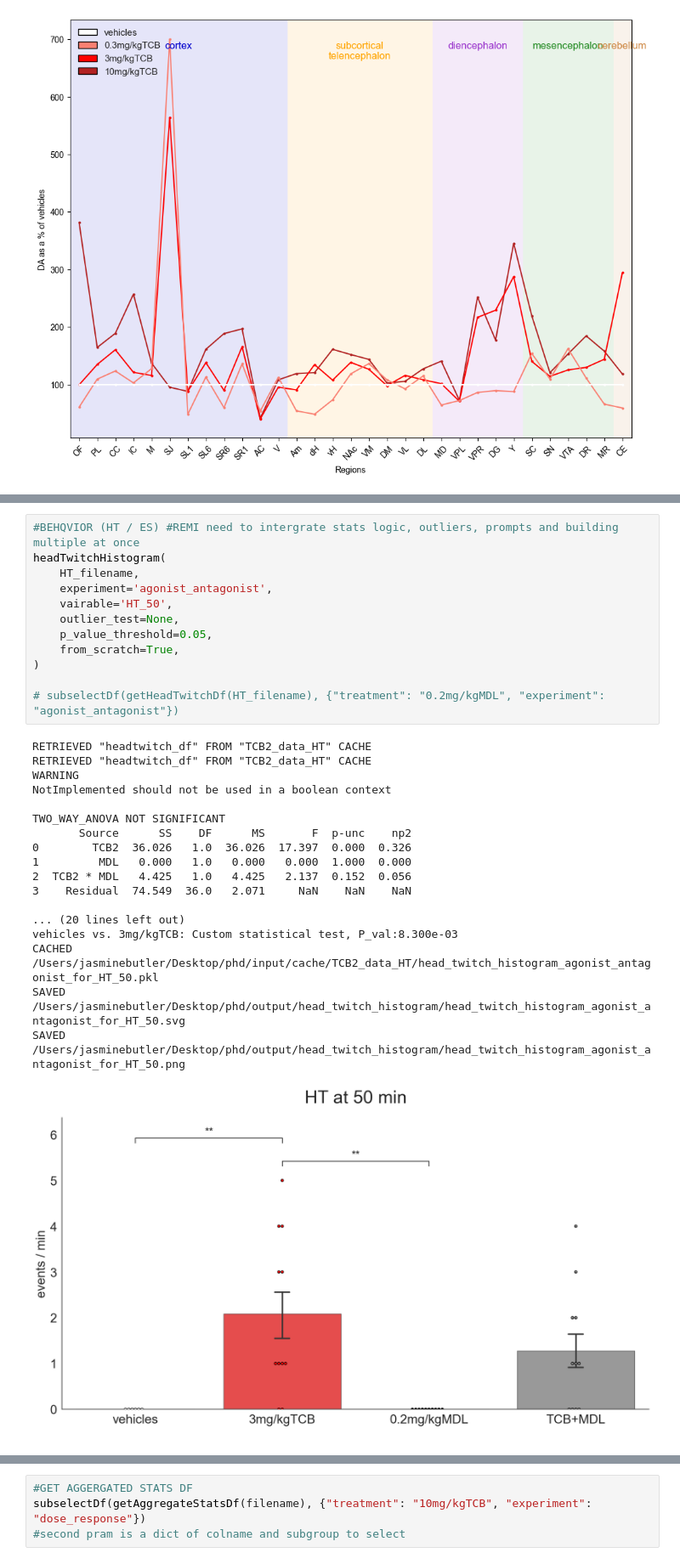
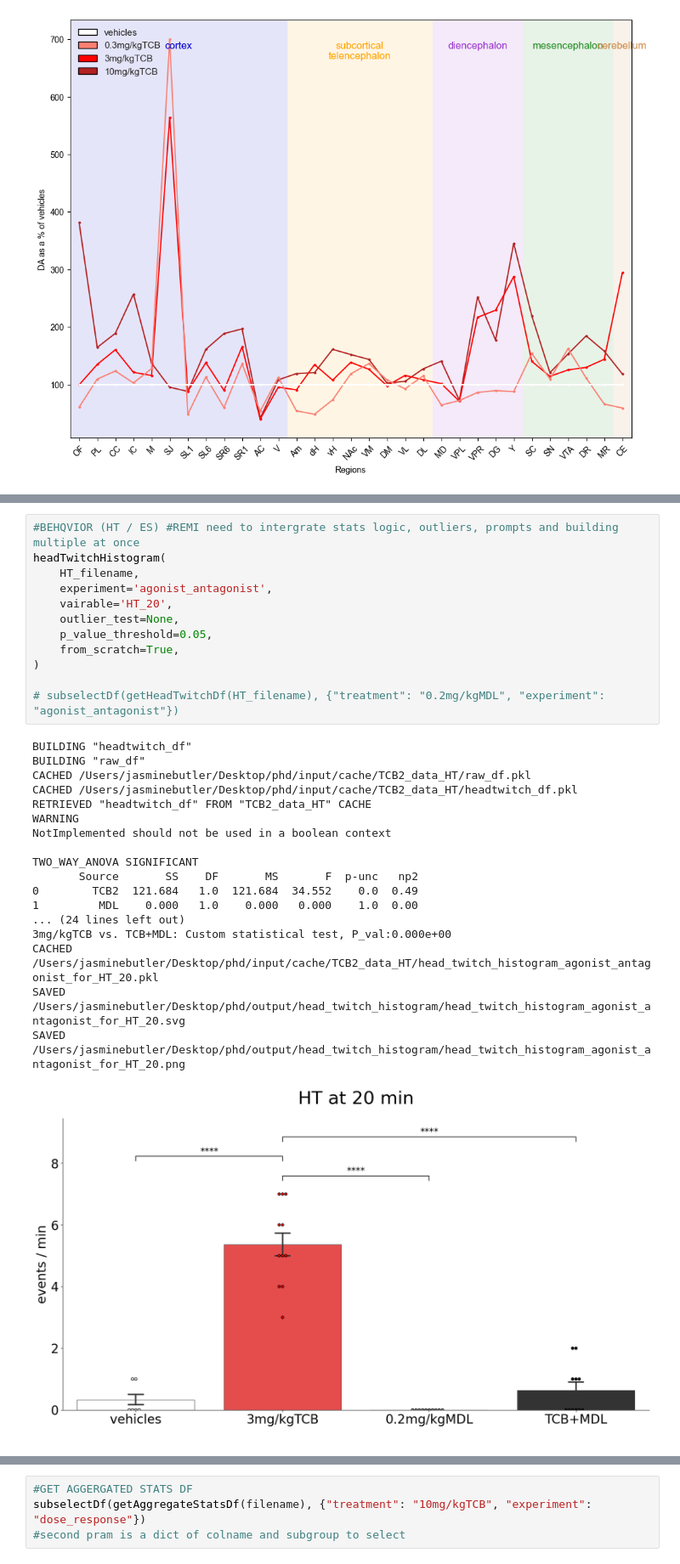
Before and after one commit to remicorne/phd, a Jupyter notebook: RUN.ipynb, the cells around one changed output, grey strips where cells are left out. Shown: that part at 85% size. Cells and saved outputs as stored; diff of their text form.

```diff
--- a/RUN.ipynb
+++ b/RUN.ipynb
@@ -207,34 +221,34 @@ SystemExit:
 # %%
 #BEHQVIOR (HT / ES) #REMI need to intergrate stats logic, outliers, prompts and building multiple at once
 headTwitchHistogram(
     HT_filename,
     experiment='agonist_antagonist',
-    vairable='HT_50',
+    vairable='HT_20',
     outlier_test=None,
     p_value_threshold=0.05,
     from_scratch=True,
 )
 
 # subselectDf(getHeadTwitchDf(HT_filename), {"treatment": "0.2mg/kgMDL", "experiment": "agonist_antagonist"})
 # %% [output]
-RETRIEVED "headtwitch_df" FROM "TCB2_data_HT" CACHE
+BUILDING "headtwitch_df"
+BUILDING "raw_df"
+CACHED /Users/jasminebutler/Desktop/phd/input/cache/TCB2_data_HT/raw_df.pkl
+CACHED /Users/jasminebutler/Desktop/phd/input/cache/TCB2_data_HT/headtwitch_df.pkl
 RETRIEVED "headtwitch_df" FROM "TCB2_data_HT" CACHE
 WARNING
 NotImplemented should not be used in a boolean context
 
-TWO_WAY_ANOVA NOT SIGNIFICANT
-       Source      SS    DF      MS       F  p-unc    np2
-0        TCB2  36.026   1.0  36.026  17.397  0.000  0.326
-1         MDL   0.000   1.0   0.000   0.000  1.000  0.000
-2  TCB2 * MDL   4.425   1.0   4.425   2.137  0.152  0.056
-3    Residual  74.549  36.0   2.071     NaN    NaN    NaN
-
-... (20 lines left out)
-vehicles vs. 3mg/kgTCB: Custom statistical test, P_val:8.300e-03
-CACHED /Users/jasminebutler/Desktop/phd/input/cache/TCB2_data_HT/head_twitch_histogram_agonist_antagonist_for_HT_50.pkl
-SAVED /Users/jasminebutler/Desktop/phd/output/head_twitch_histogram/head_twitch_histogram_agonist_antagonist_for_HT_50.svg
-SAVED /Users/jasminebutler/Desktop/phd/output/head_twitch_histogram/head_twitch_histogram_agonist_antagonist_for_HT_50.png
+TWO_WAY_ANOVA SIGNIFICANT
+       Source       SS    DF       MS       F  p-unc   np2
+0        TCB2  121.684   1.0  121.684  34.552    0.0  0.49
+1         MDL    0.000   1.0    0.000   0.000    1.0  0.00
+... (24 lines left out)
+3mg/kgTCB vs. TCB+MDL: Custom statistical test, P_val:0.000e+00
+CACHED /Users/jasminebutler/Desktop/phd/input/cache/TCB2_data_HT/head_twitch_histogram_agonist_antagonist_for_HT_20.pkl
+SAVED /Users/jasminebutler/Desktop/phd/output/head_twitch_histogram/head_twitch_histogram_agonist_antagonist_for_HT_20.svg
+SAVED /Users/jasminebutler/Desktop/phd/output/head_twitch_histogram/head_twitch_histogram_agonist_antagonist_for_HT_20.png
-[figure, old version]
+[figure, new version]
 # %%
 #SUBSELECT RAW DATA
 data = getCompoundAndRatiosDf(filename)
```
Also changed, not shown: parts of 7 cells of this notebook, 2 other files.
